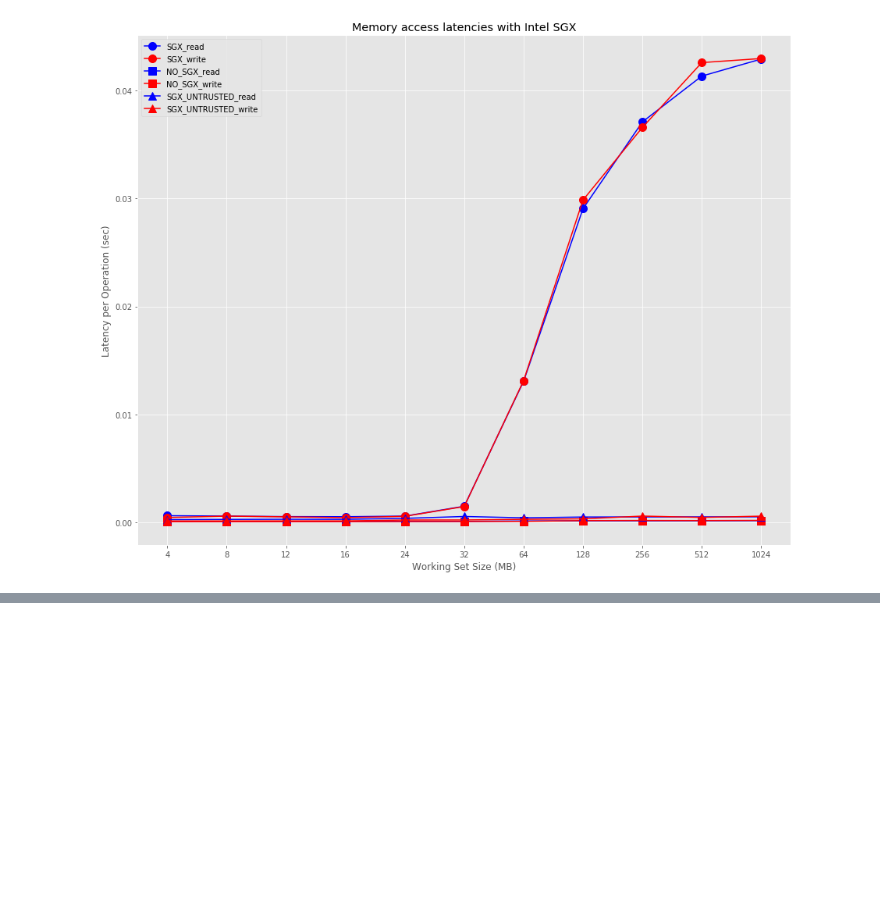
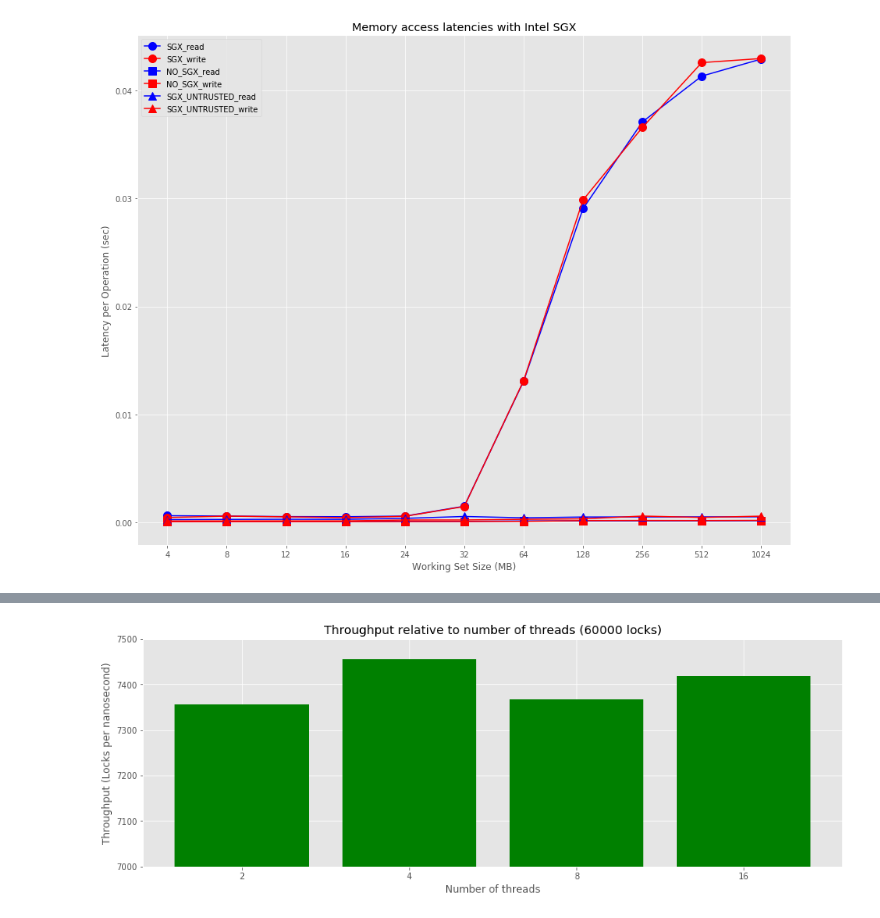
Before and after one commit to shangsuru/verifiable-lockmanager, a Jupyter notebook: benchmark/evaluation/evaluation.ipynb, the cells around one changed output, grey strips where cells are left out. Saved outputs shown, nothing was run; the diff lists cells and outputs as text; code cells hidden in the pictures; blank space fills up the shorter version.

```diff
--- a/benchmark/evaluation/evaluation.ipynb
+++ b/benchmark/evaluation/evaluation.ipynb
@@ -323,0 +377,27 @@ plt.show()
+# %%
+
+insecure_threadsv2 = pd.read_csv("insecure_threadsv2.csv")
+averagesInsecureThreadsV2 = []
+for n in numThreads:
+  sum = 0
+  count = 0
+  for threads, duration in zip(insecure_threadsv2["num_threads"], insecure_threadsv2["nanoseconds"]):
+    if threads == n:
+      count += 1
+      sum += duration
+  averagesInsecureThreadsV2.append((sum/count) / 10 ** 9) # average, from nanoseconds to seconds
+
+throughputInsecureThreadsV2 = []
+for duration in averagesInsecureThreadsV2:
+  throughputInsecureThreadsV2.append(60000 / duration) # always 60000 locks used in the experiment
+
+fig = plt.figure(figsize=(15, 5))
+ax = fig.add_subplot(111)
+ax.bar(list(map(str, numThreads)), throughputInsecureThreadsV2, color="green")
+plt.xlabel("Number of threads")
+plt.ylabel("Throughput (Locks per nanosecond)")
+plt.title("Throughput relative to number of threads (60000 locks)")
+plt.ylim(7000, 7500)
+plt.show()
+# %% [output]
+[figure, added]
```
Also changed, not shown: parts of 3 cells of this notebook, 1 other file.
